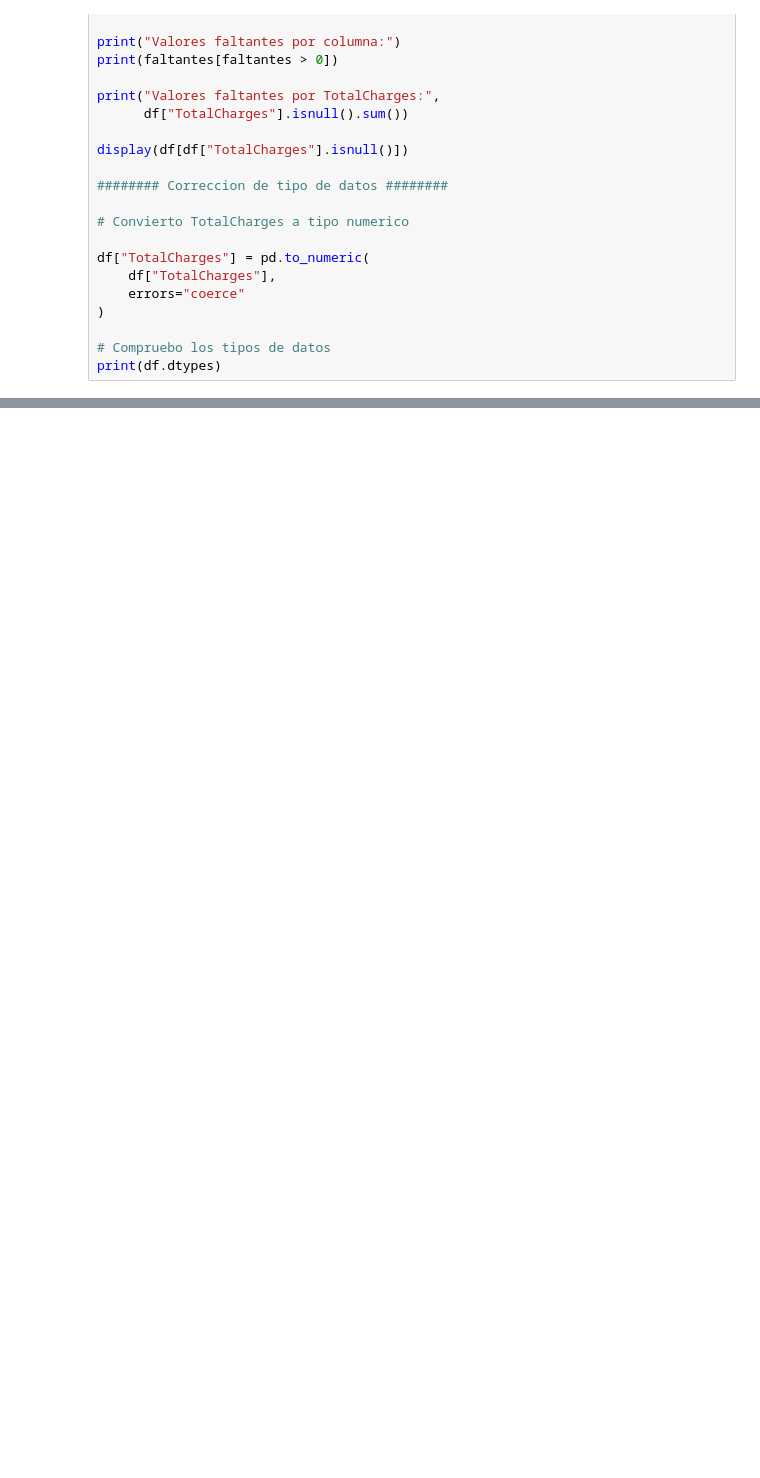
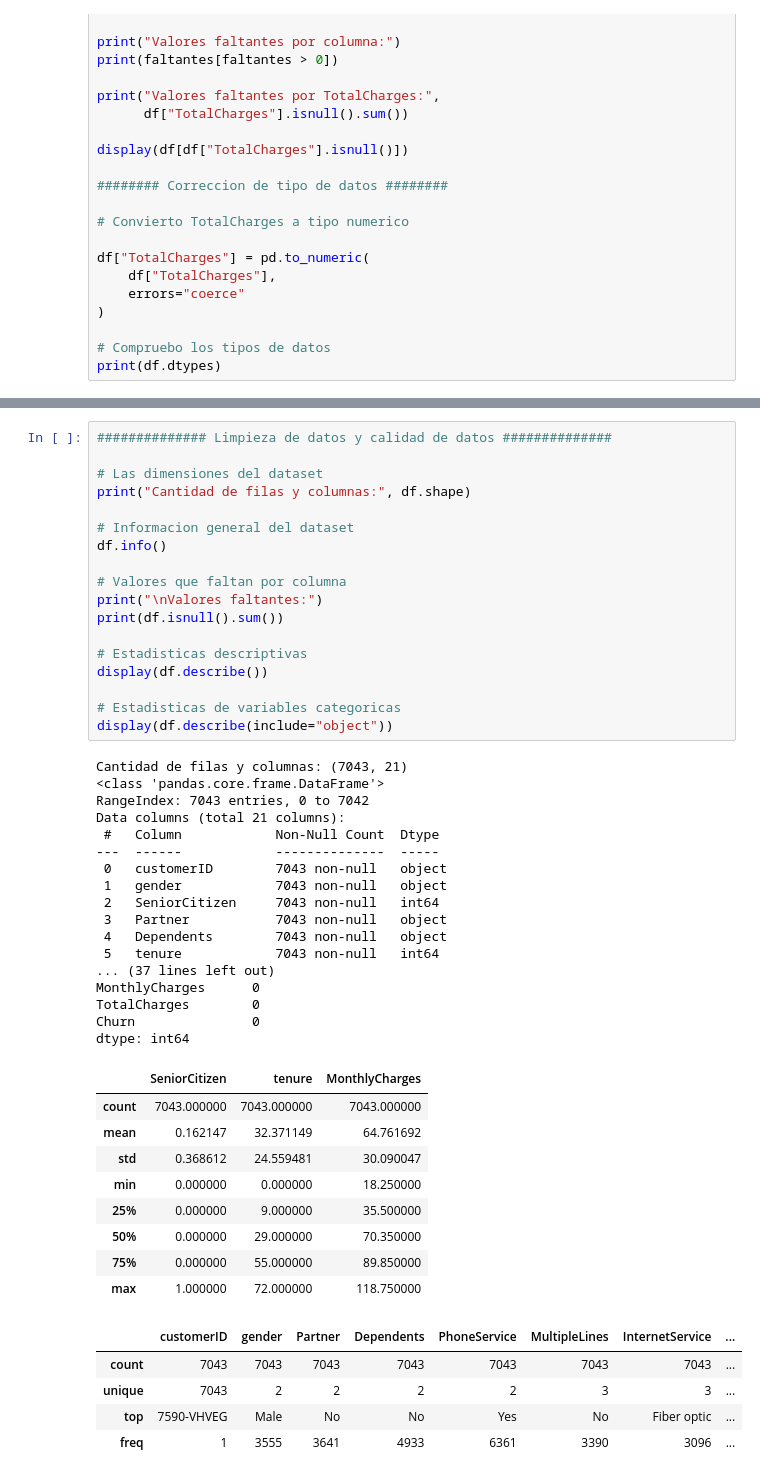
Before and after one commit to DylanCespedes/TPI_AnalisisDeDatos_Grupo2, a Jupyter notebook: TPI Analisis de datos/notebooks/TPI_Grupo2.ipynb, the cells around one changed output, grey strips where cells are left out. Drawn from its saved outputs; the diff is of its cells as text; blank space fills up the shorter version.

```diff
--- a/TPI Analisis de datos/notebooks/TPI_Grupo2.ipynb
+++ b/TPI Analisis de datos/notebooks/TPI_Grupo2.ipynb
@@ -126,0 +121,50 @@ for i, columna in enumerate(columnas_numericas):
+# %%
+############## Limpieza de datos y calidad de datos ##############
+
+# Las dimensiones del dataset
+print("Cantidad de filas y columnas:", df.shape)
+
+# Informacion general del dataset
+df.info()
+
+# Valores que faltan por columna
+print("\nValores faltantes:")
+print(df.isnull().sum())
+
+# Estadisticas descriptivas
+display(df.describe())
+
+# Estadisticas de variables categoricas
+display(df.describe(include="object"))
+# %% [output]
+Cantidad de filas y columnas: (7043, 21)
+<class 'pandas.core.frame.DataFrame'>
+RangeIndex: 7043 entries, 0 to 7042
+Data columns (total 21 columns):
+ #   Column            Non-Null Count  Dtype
+---  ------            --------------  -----
+ 0   customerID        7043 non-null   object
+ 1   gender            7043 non-null   object
+ 2   SeniorCitizen     7043 non-null   int64
+ 3   Partner           7043 non-null   object
+ 4   Dependents        7043 non-null   object
+ 5   tenure            7043 non-null   int64
+... (37 lines left out)
+MonthlyCharges      0
+TotalCharges        0
+Churn               0
+dtype: int64
+|  | SeniorCitizen | tenure | MonthlyCharges |
+| count | 7043.000000 | 7043.000000 | 7043.000000 |
+| mean | 0.162147 | 32.371149 | 64.761692 |
+| std | 0.368612 | 24.559481 | 30.090047 |
+| min | 0.000000 | 0.000000 | 18.250000 |
+| 25% | 0.000000 | 9.000000 | 35.500000 |
+| 50% | 0.000000 | 29.000000 | 70.350000 |
+| 75% | 0.000000 | 55.000000 | 89.850000 |
+| max | 1.000000 | 72.000000 | 118.750000 |
+|  | customerID | gender | Partner | Dependents | PhoneService | MultipleLines | InternetService | ... |
+| count | 7043 | 7043 | 7043 | 7043 | 7043 | 7043 | 7043 | ... |
+| unique | 7043 | 2 | 2 | 2 | 2 | 3 | 3 | ... |
+| top | 7590-VHVEG | Male | No | No | Yes | No | Fiber optic | ... |
+| freq | 1 | 3555 | 3641 | 4933 | 6361 | 3390 | 3096 | ... |
```
Also changed, not shown: parts of 10 cells of this notebook.
